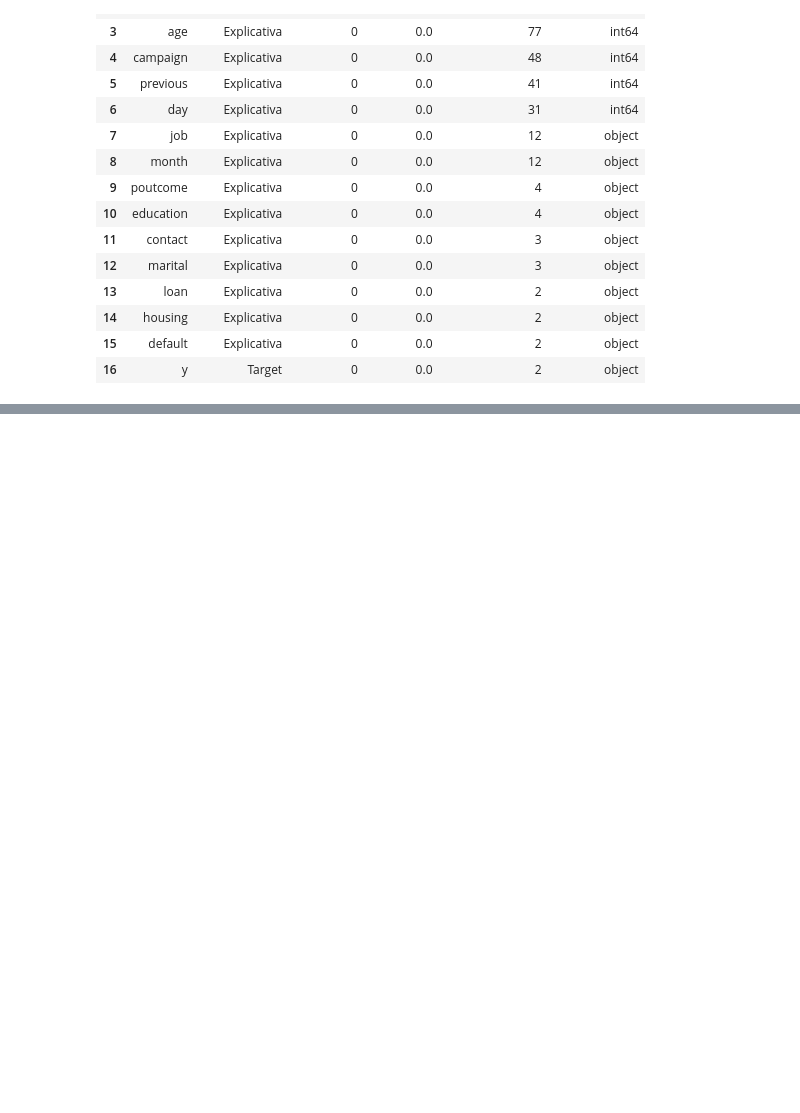
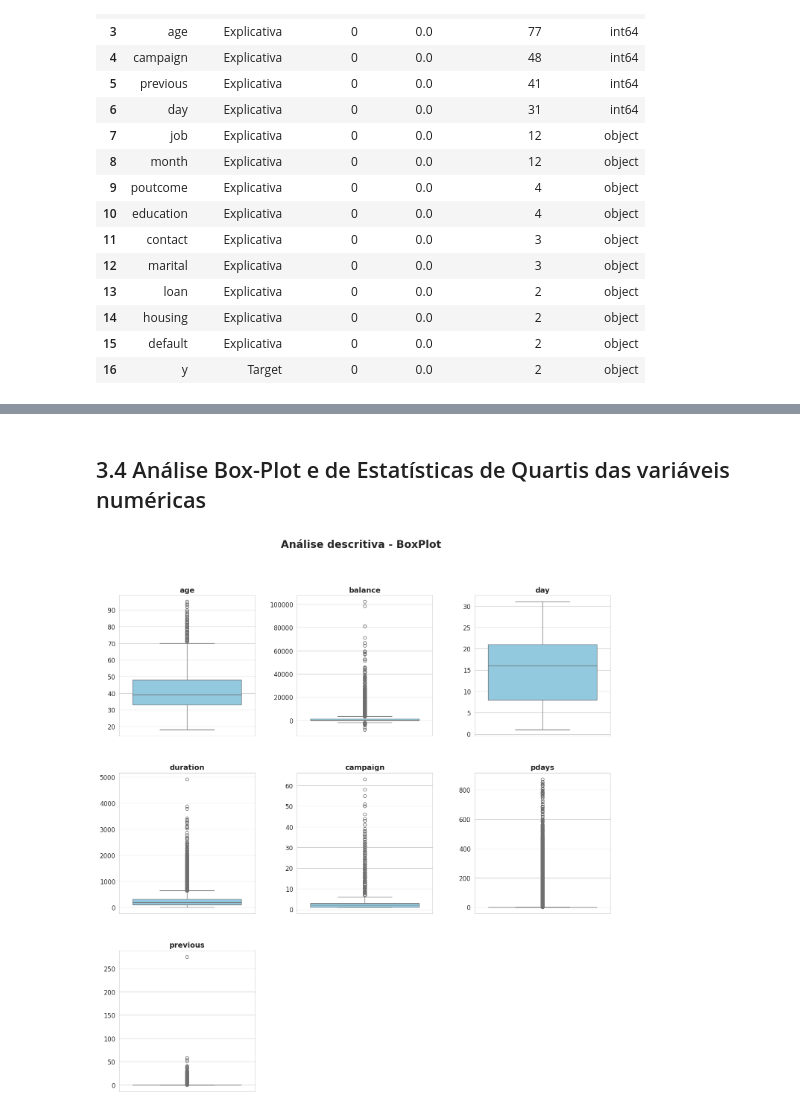
Before and after one commit to edgaracabral/Kaggle_BankMarketing, a Jupyter notebook: 01_Kaggle_BankMarketing_EDA.ipynb, the cells around one changed output, grey strips where cells are left out. Drawn from its saved outputs; the diff is of its cells as text; code cells hidden in the pictures; blank space fills up the shorter version.

Commit message:
feat(notebook): organização em blocos de análise contendo gráficos e sumários

```diff
--- a/01_Kaggle_BankMarketing_EDA.ipynb
+++ b/01_Kaggle_BankMarketing_EDA.ipynb
@@ -207,0 +239,43 @@ Name: count, dtype: int64
+# %% [markdown]
+## 3.4 Análise Box-Plot e de Estatísticas de Quartis das variáveis numéricas
+# %%
+def pod_academy_box_plot(dataframe):
+    """
+    Plota boxplots estilizados com título simplificado para todas as variáveis numéricas do dataframe fornecido
+    em um painel com 3 gráficos por linha.
+
+    :param dataframe: DataFrame para o qual os boxplots serão gerados.
+    """
+    # Seleciona apenas colunas numéricas
+    numeric_columns = dataframe.select_dtypes(include=['float64', 'int64']).columns
+
+    # Define o número de linhas com base no número de colunas numéricas
+    nrows = len(numeric_columns) // 3 + (len(numeric_columns) % 3 > 0)
+
+    # Inicializa o painel de gráficos
+    fig, axes = plt.subplots(nrows=nrows, ncols=3, figsize=(15, nrows * 5))
+
+    # Ajusta o layout
+    plt.tight_layout(pad=5)
+
+    # Configura estilo e paleta de cores
+    sns.set_style("whitegrid")
+
+    # Plota boxplots para cada coluna numérica
+    for i, column in enumerate(numeric_columns):
+        sns.boxplot(data=dataframe[column], ax=axes[i//3, i%3], color="skyblue")
+        axes[i//3, i%3].set_title(f'{column}', fontdict={'fontsize': 14, 'fontweight': 'bold'})
+        axes[i//3, i%3].set_ylabel('')
+        axes[i//3, i%3].tick_params(axis='both', which='major', labelsize=12)
+
+    # Remove gráficos vazios (se houver)
+    for j in range(i+1, nrows*3):
+        fig.delaxes(axes.flatten()[j])
+
+    # Adiciona título principal
+    fig.suptitle("Análise descritiva - BoxPlot", fontsize=20, fontweight='bold', y=1.05)
+
+# Plotando os boxplots estilizados com títulos simplificados usando a função definida
+pod_academy_box_plot(df)
+# %% [output]
+[figure, added]
```
Also changed, not shown: parts of 25 cells of this notebook.
